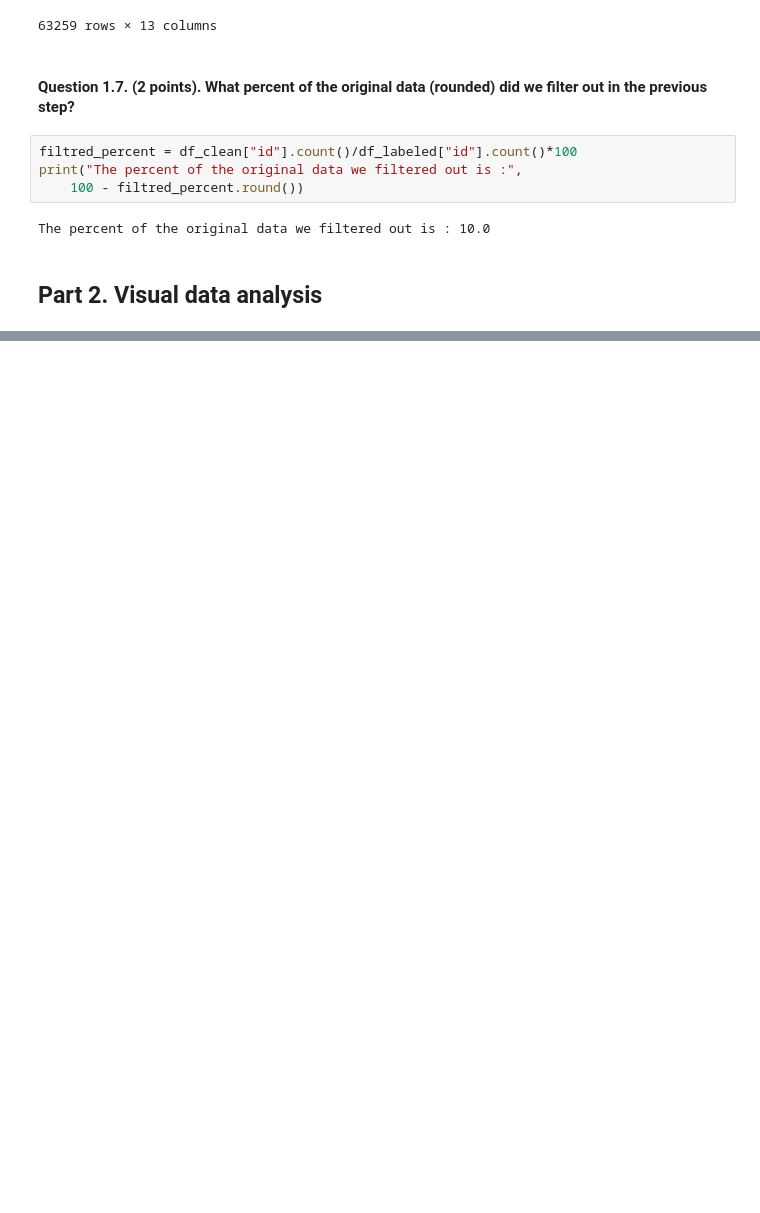
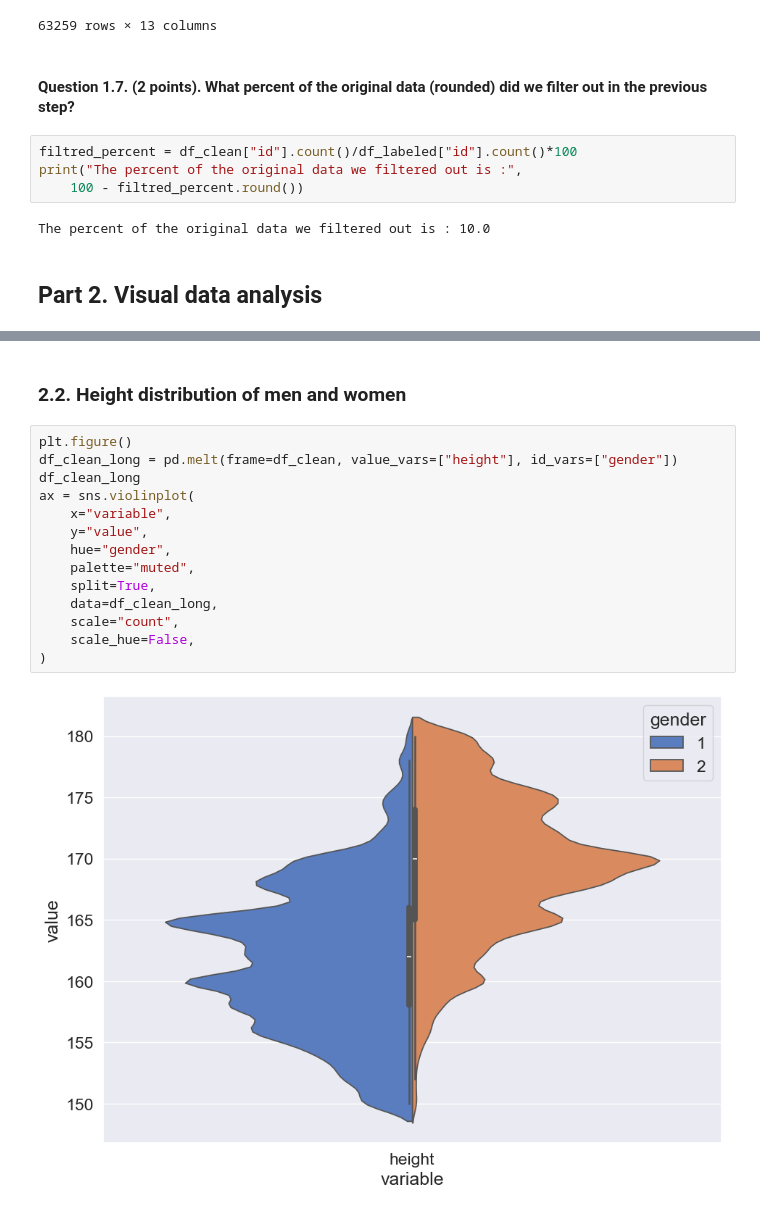
Before and after one commit to anamillen/mlcourse.ai-solutions, a Jupyter notebook: Assignments/Exploratory data analysis with Pandas/Assignment #2.ipynb, the cells around one changed output, grey strips where cells are left out. Saved outputs shown, nothing was run; the diff lists cells and outputs as text; blank space fills up the shorter version.

```diff
--- a/Assignments/Exploratory data analysis with Pandas/Assignment #2.ipynb
+++ b/Assignments/Exploratory data analysis with Pandas/Assignment #2.ipynb
@@ -512,0 +540,18 @@ The percent of the original data we filtered out is : 10.0
+# %% [markdown]
+### 2.2. Height distribution of men and women
+# %%
+plt.figure()
+df_clean_long = pd.melt(frame=df_clean, value_vars=["height"], id_vars=["gender"])
+df_clean_long
+ax = sns.violinplot(
+    x="variable",
+    y="value",
+    hue="gender",
+    palette="muted",
+    split=True,
+    data=df_clean_long,
+    scale="count",
+    scale_hue=False,
+)
+# %% [output]
+[figure, added]
```
Also changed, not shown: parts of 8 cells of this notebook.
